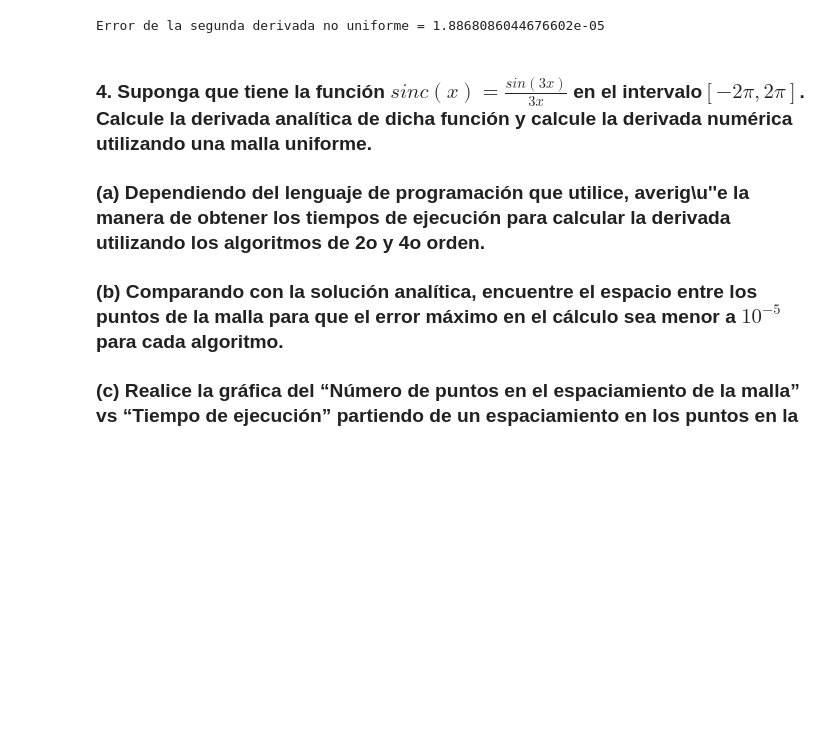
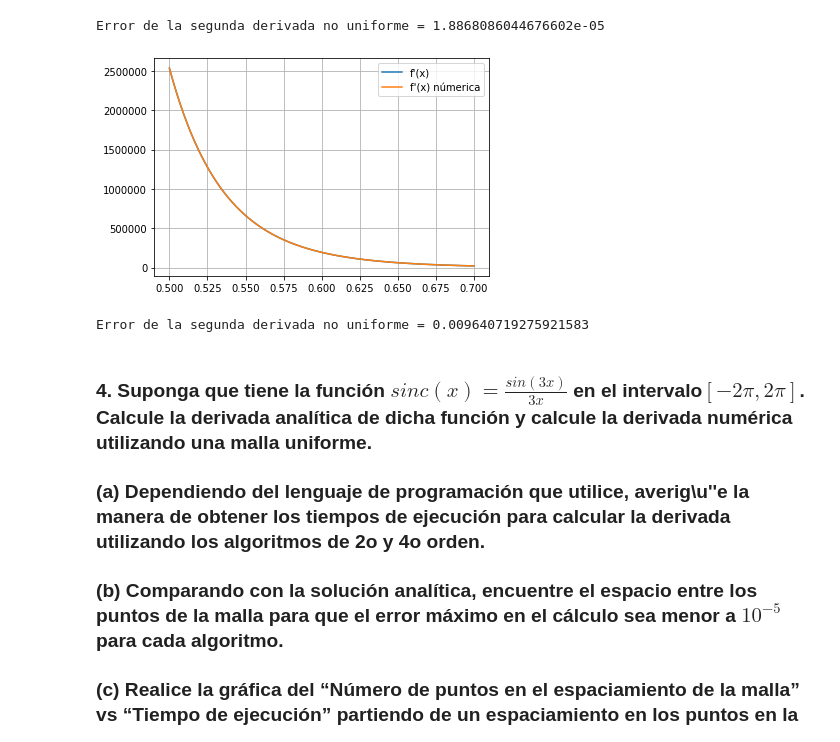
Before and after one commit to marthaaquino/Fisica-computacional, a Jupyter notebook: Tarea1.ipynb, the cells around one changed output. Cells and saved outputs as stored; diff of their text form; code cells hidden in the pictures; blank space fills up the shorter version.

```diff
--- a/Tarea1.ipynb
+++ b/Tarea1.ipynb
@@ -519,28 +519,31 @@ Error de la segunda derivada no uniforme = 1.8868086044676602e-05
 # %%
 m=10000000
 def f (x):
     return m*sin(x)
 
 #x=f(linspace(0,arcsin(4.5/m),10000))+0.5
 #x=(linspace(0.5,5,5050000)) erro de 20
-#x=(linspace(0.5,0.7,5000))0.009
-x=(linspace(0.5,0.55,5000000))
+x=(linspace(0.5,0.7,5000))
+
 y=-2/x**6+1/x**12
 ## La 2da derivada analitica
 yprima2_1=-84/x**8+156/x**14
 #La derivada analítica para una malla no uniforme
 
 ##La derivada analítica para una malla no uniforme
 yprima2_1_num=deriv(y,x)
 
 #Graficamos ambas derivadas
 plot(x,yprima2_1,label="f'(x)")
 plot(x,yprima2_1_num,label="f'(x) númerica")
 legend(),grid()
 show()
 #Imprimimos el máximo error entre puntos
 print("Error de la segunda derivada no uniforme =" ,
       max(abs(yprima2_1-yprima2_1_num)) )
+# %% [output]
+[figure, added]
+Error de la segunda derivada no uniforme = 0.009640719275921583
 # %% [markdown]
 ### 4. Suponga que tiene la función $sinc(x) =\frac{ sin(3x)}{3x}$ en el intervalo$ [−2π, 2π]$. Calcule la derivada analítica de dicha función y calcule la derivada numérica utilizando una malla uniforme.
 
```
